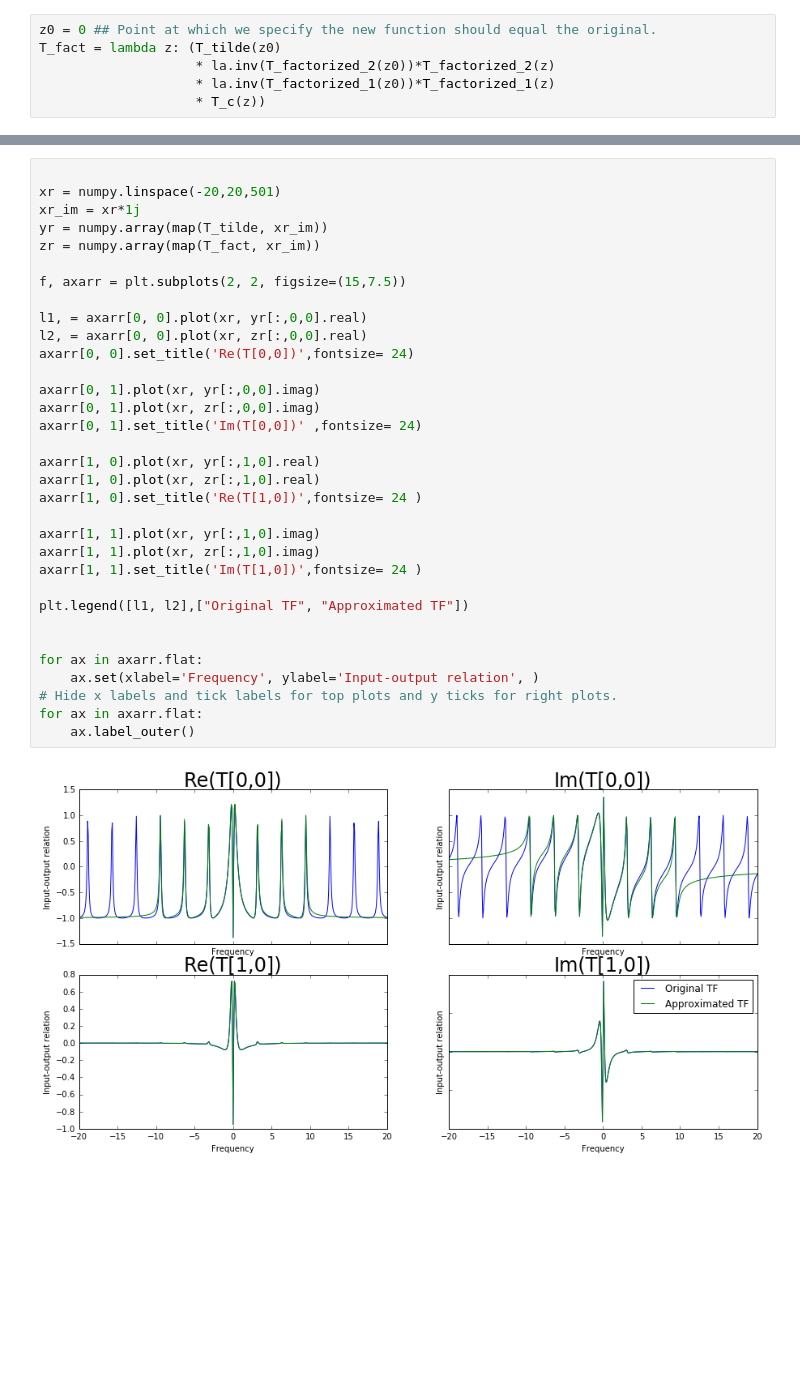
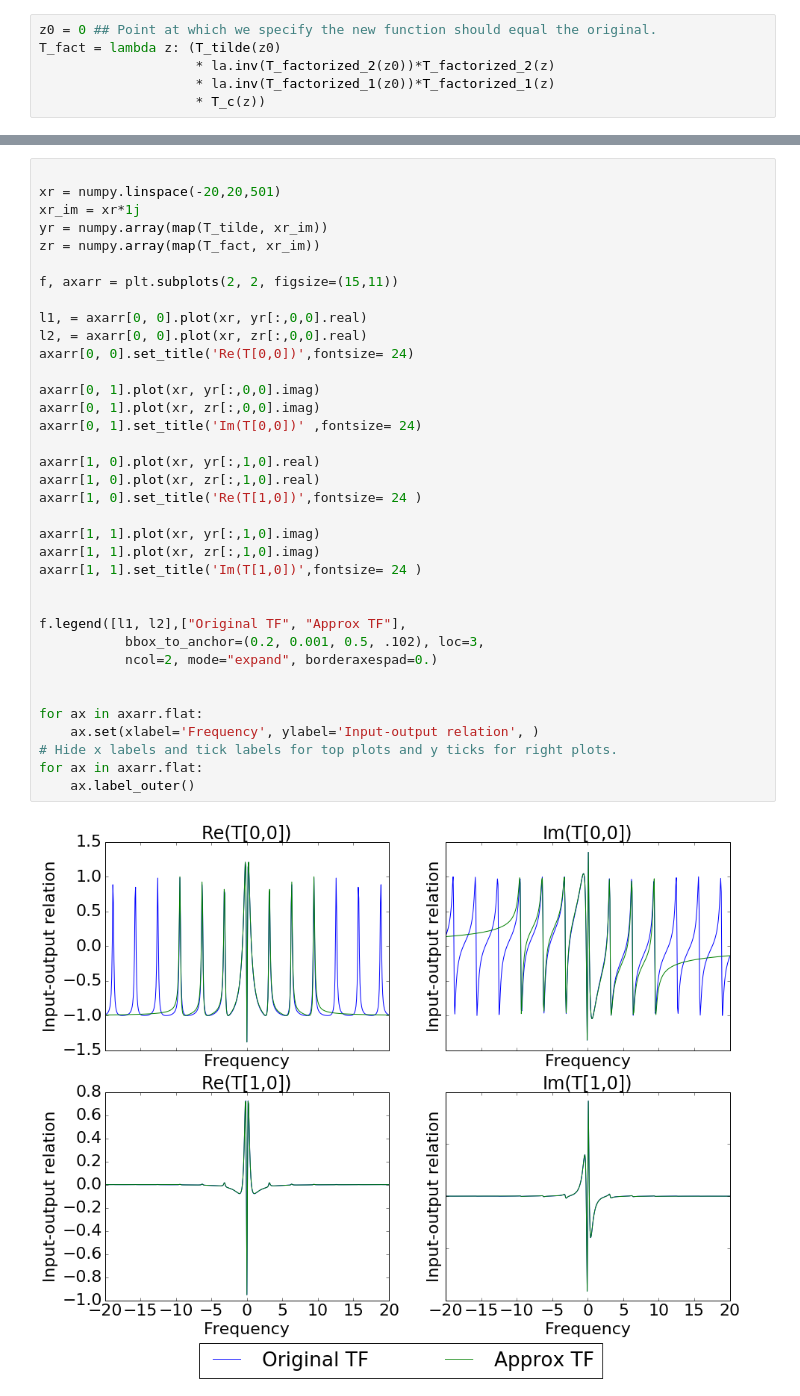
Before and after one commit to tabakg/active_lin_sys_fact, a Jupyter notebook: sample_active_linear_system_3.ipynb, the cells around one changed output, grey strips where cells are left out. Saved outputs shown, nothing was run; the diff lists cells and outputs as text; blank space fills up the shorter version.

```diff
--- a/sample_active_linear_system_3.ipynb
+++ b/sample_active_linear_system_3.ipynb
@@ -856,33 +860,36 @@ T_fact = lambda z: (T_tilde(z0)
 xr = numpy.linspace(-20,20,501)
 xr_im = xr*1j
 yr = numpy.array(map(T_tilde, xr_im))
 zr = numpy.array(map(T_fact, xr_im))
 
-f, axarr = plt.subplots(2, 2, figsize=(15,7.5))
+f, axarr = plt.subplots(2, 2, figsize=(15,11))
 
 l1, = axarr[0, 0].plot(xr, yr[:,0,0].real)
 l2, = axarr[0, 0].plot(xr, zr[:,0,0].real)
 axarr[0, 0].set_title('Re(T[0,0])',fontsize= 24)
 
 axarr[0, 1].plot(xr, yr[:,0,0].imag)
 axarr[0, 1].plot(xr, zr[:,0,0].imag)
 axarr[0, 1].set_title('Im(T[0,0])' ,fontsize= 24)
 
 axarr[1, 0].plot(xr, yr[:,1,0].real)
 axarr[1, 0].plot(xr, zr[:,1,0].real)
 axarr[1, 0].set_title('Re(T[1,0])',fontsize= 24 )
 
 axarr[1, 1].plot(xr, yr[:,1,0].imag)
 axarr[1, 1].plot(xr, zr[:,1,0].imag)
 axarr[1, 1].set_title('Im(T[1,0])',fontsize= 24 )
 
-plt.legend([l1, l2],["Original TF", "Approximated TF"])
+
+f.legend([l1, l2],["Original TF", "Approx TF"],
+           bbox_to_anchor=(0.2, 0.001, 0.5, .102), loc=3,
+           ncol=2, mode="expand", borderaxespad=0.)
 
 
 for ax in axarr.flat:
     ax.set(xlabel='Frequency', ylabel='Input-output relation', )
 # Hide x labels and tick labels for top plots and y ticks for right plots.
 for ax in axarr.flat:
     ax.label_outer()
 # %% [output]
-[figure, old version]
+[figure, new version]
```
Also changed, not shown: parts of 1 cell of this notebook.
